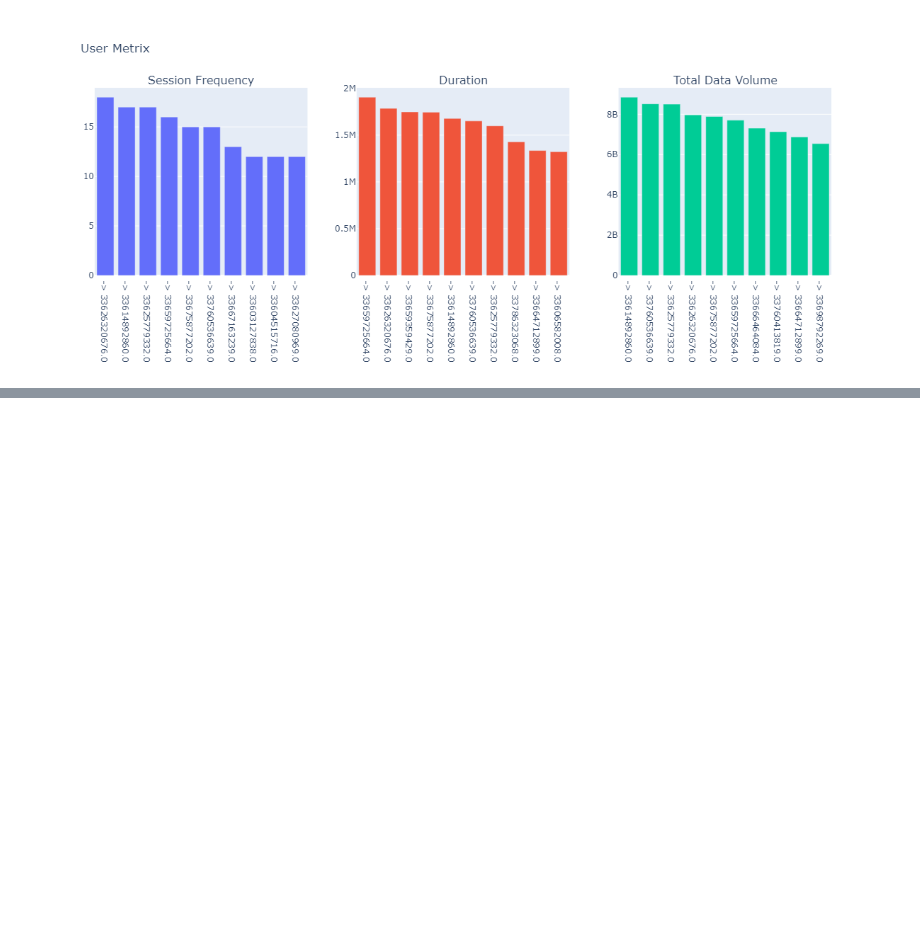
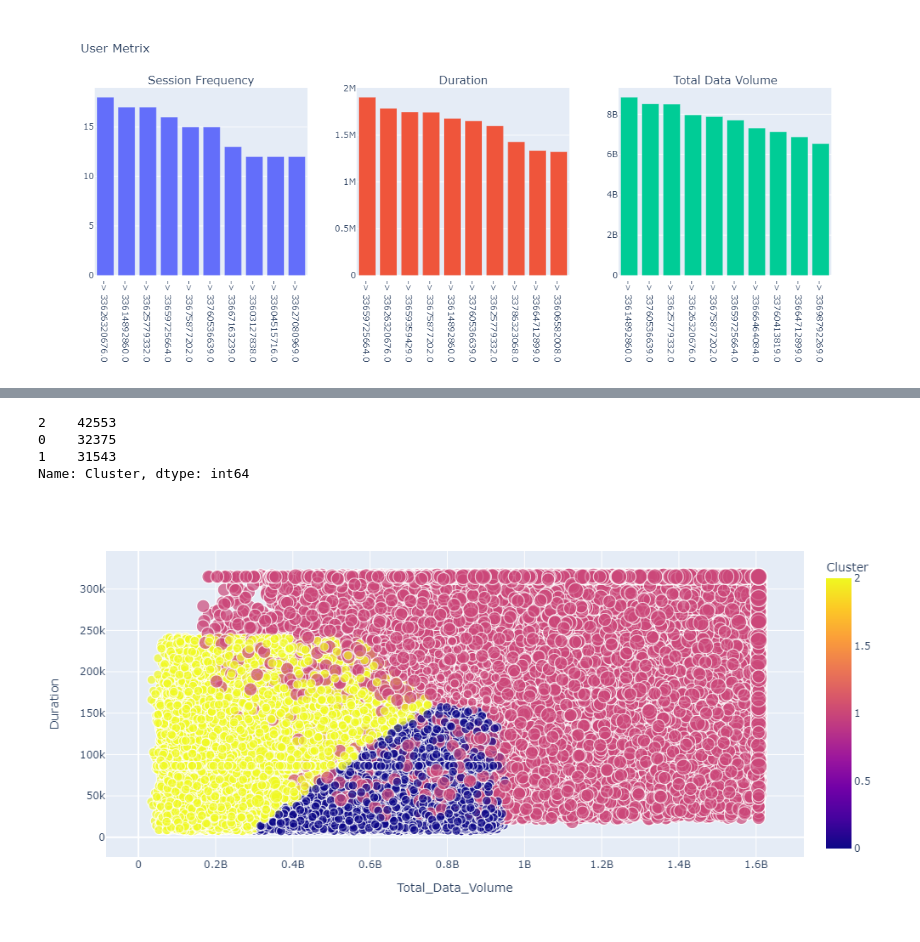
Before and after one commit to yonamg/Telecom-Data-Analysis, a Jupyter notebook: notebook/user_engagement_analysis.ipynb, the cells around one changed output, grey strips where cells are left out. Cells and saved outputs as stored; diff of their text form; code cells hidden in the pictures; blank space fills up the shorter version.

Commit message:
clustering using k-means(k=3)

```diff
--- a/notebook/user_engagement_analysis.ipynb
+++ b/notebook/user_engagement_analysis.ipynb
@@ -136,0 +137,3 @@ array([0, 2, 2, ..., 2, 0, 2])
+# %%
+user_engage.insert(0, 'Cluster', k_means.labels_)
+user_engage.head()
@@ -136,0 +148,12 @@ array([0, 2, 2, ..., 2, 0, 2])
+# %%
+user_engage['Cluster'].value_counts()
+# %% [output]
+2    42553
+0    32375
+1    31543
+Name: Cluster, dtype: int64
+# %%
+fig = px.scatter(user_engage, x='Total_Data_Volume', y="Duration", color='Cluster', size='Session_Frequency')
+Image(pio.to_image(fig, format='png', width=1000))
+# %% [output]
+[figure, added]
```
Also changed, not shown: parts of 16 cells of this notebook.
